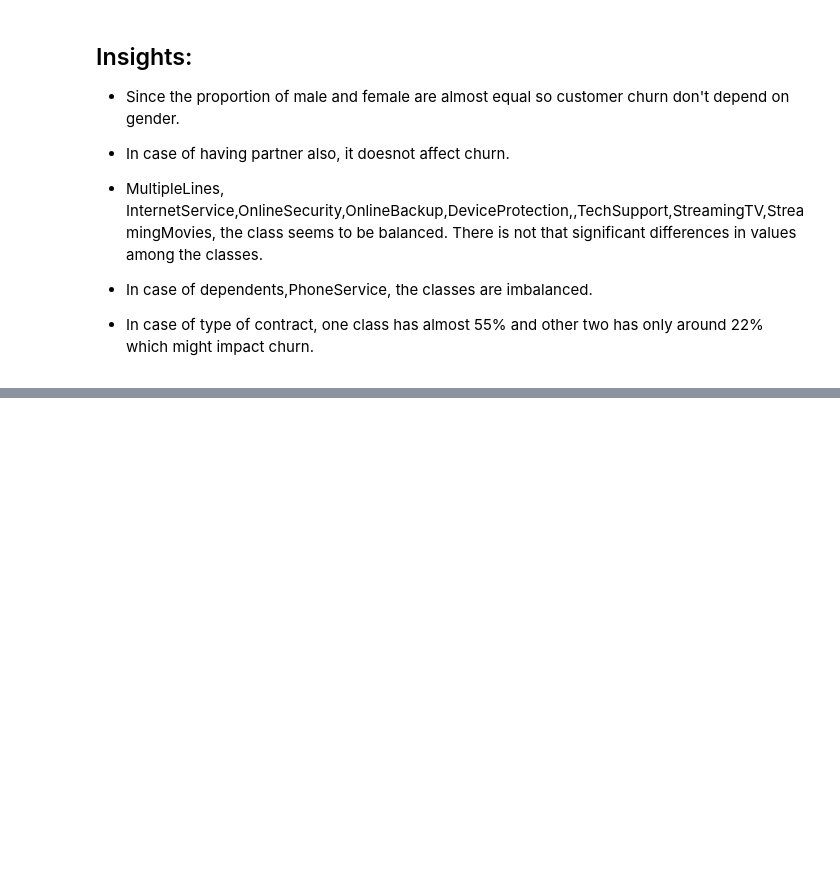
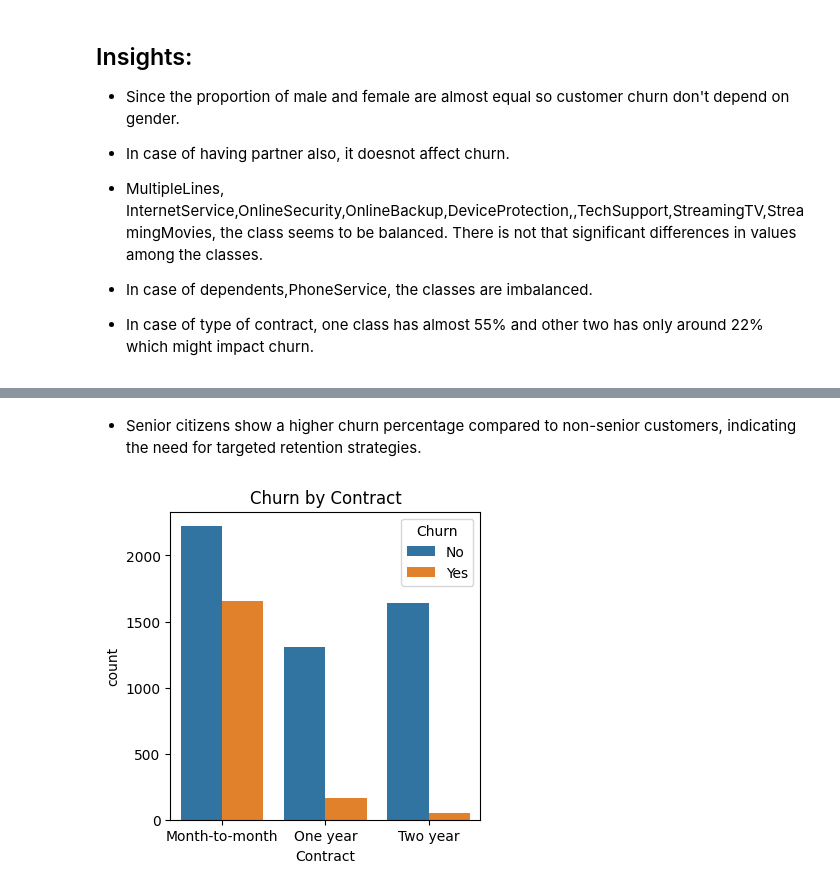
Before and after one commit to AjitaGiri/Customer_Churn_Prediction, a Jupyter notebook: notebook/EDA.ipynb, the cells around one changed output, grey strips where cells are left out. Cells and saved outputs as stored; diff of their text form; code cells hidden in the pictures; blank space fills up the shorter version.

```diff
--- a/notebook/EDA.ipynb
+++ b/notebook/EDA.ipynb
@@ -249,0 +278,9 @@ pd.crosstab(df['Contract'], df['Churn'], normalize='index') * 100
+# %% [markdown]
+- Senior citizens show a higher churn percentage compared to non-senior customers, indicating the need for targeted retention strategies.
+# %%
+plt.figure(figsize=(4,4))
+sns.countplot(x='Contract',data=df,hue='Churn')
+plt.title("Churn by Contract")
+plt.show()
+# %% [output]
+[figure, added]
```
Also changed, not shown: parts of 25 cells of this notebook.
